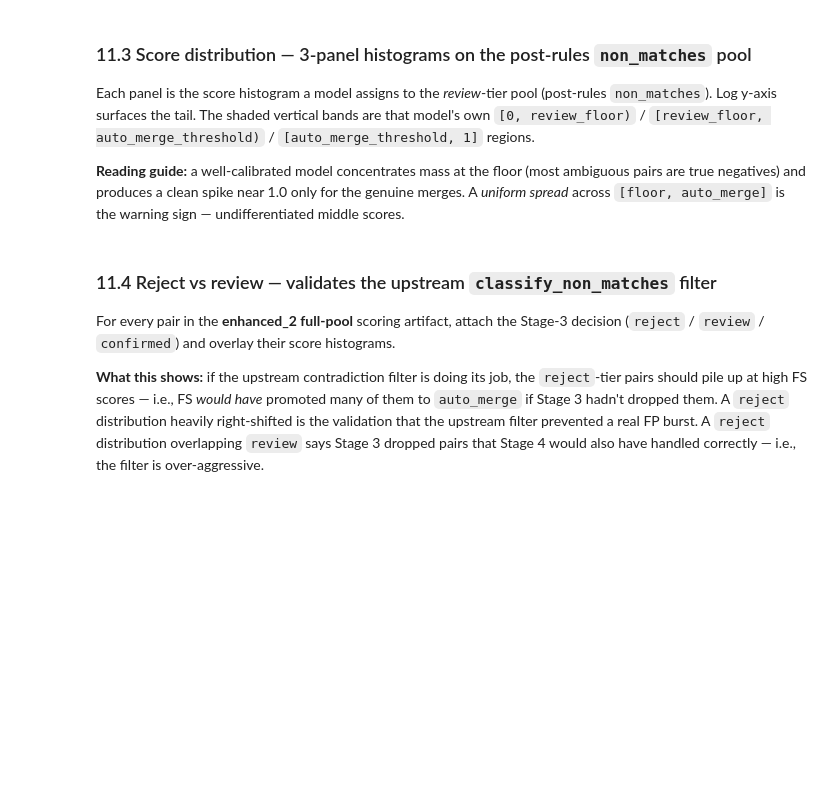
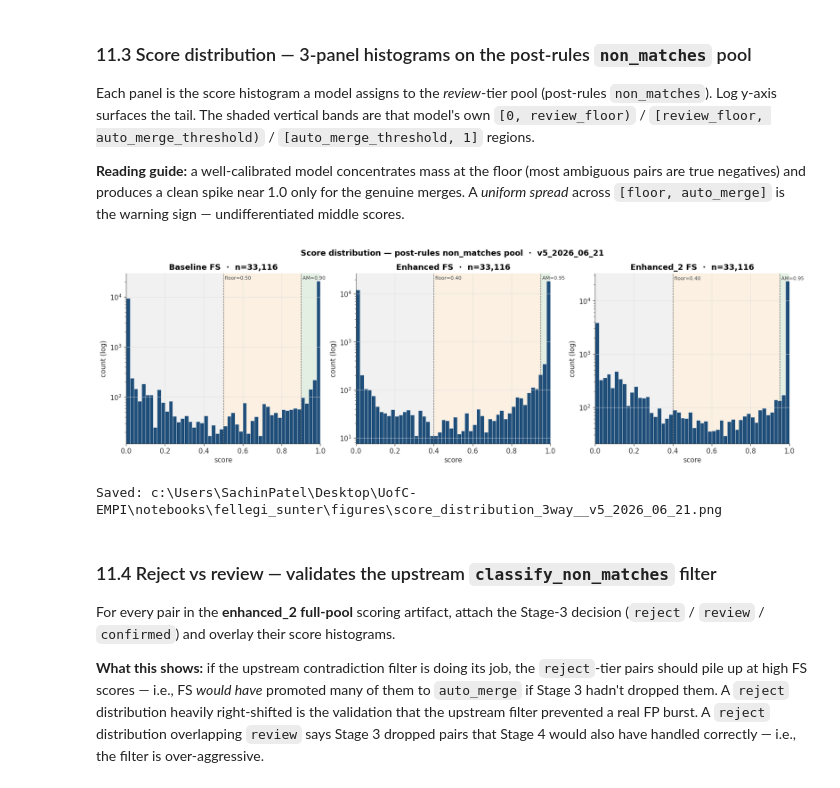
Before and after one commit to DataDepartment-Public/UofC-EMPI, a Jupyter notebook: notebooks/fellegi_sunter/fellegi_sunter_validation.ipynb, the cells around one changed output. Drawn from its saved outputs; the diff is of its cells as text; code cells hidden in the pictures; blank space fills up the shorter version.

Commit message:
edits to validation notebook

```diff
--- a/notebooks/fellegi_sunter/fellegi_sunter_validation.ipynb
+++ b/notebooks/fellegi_sunter/fellegi_sunter_validation.ipynb
@@ -787,9 +1216,7 @@ df_enhanced = df_enhanced[_enh_keep]
 
 # ---- Parse labels straight out of the reviewer-judgments markdown ---------
 _label_re = _re.compile(
-    r"PATID_A=<([0-9A-Fa-f]+)>\s*PATID_B=<([0-9A-Fa-f]+)>[^
-]*?score=<([0-9.]+)>"
-    r"[^v]*?verdict:\s*<([a-z\- ]+)>",
+    r"PATID_A=\s*<?([0-9A-Fa-f]+)>?\s*,\s*PATID_B=\s*<?([0-9A-Fa-f]+)>?[^\n]*?score=\s*<?([0-9.]+)>?[^\n]*?verdict:\s*\[?\s*([a-z\- ]+)\s*\]?",
     _re.IGNORECASE,
 )
 _nb = _json.loads(Path("fellegi_sunter_validation.ipynb").read_text())
@@ -1384,35 +1950,38 @@ _panels = [
     ("enhanced_2", enh2_norm,                                                    "score_enhanced_2", _E2_FLOOR, _E2_AM, "Enhanced_2 FS"),
 ]
 
 fig, axes = plt.subplots(1, 3, figsize=(16, 4.6), constrained_layout=True)
 _bins = np.linspace(0, 1, 51)
 
 for ax, (label, frame, score_col, floor, am, title) in zip(axes, _panels):
     if frame.empty or score_col not in frame.columns:
         ax.text(0.5, 0.5, f"{label}: no data", ha="center", va="center")
         ax.set_title(title)
         continue
     s = frame[score_col].dropna().to_numpy()
     ax.axvspan(0.0, floor, color=TIER_COLORS["no_match"], alpha=0.18, lw=0)
     ax.axvspan(floor, am, color=TIER_COLORS["human_review"], alpha=0.22, lw=0)
     ax.axvspan(am, 1.0, color=TIER_COLORS["auto_merge"], alpha=0.22, lw=0)
     ax.hist(s, bins=_bins, color="#1F4E79", edgecolor="white", linewidth=0.4)
     ax.axvline(floor, color="#555", linestyle="--", linewidth=0.8)
     ax.axvline(am, color="#555", linestyle="--", linewidth=0.8)
     ax.set_yscale("log")
     ax.set_xlim(0, 1)
     ax.set_xlabel("score")
     ax.set_ylabel("count (log)")
     ax.set_title(f"{title}  ·  n={len(s):,}")
-    ax.text(floor, ax.get_ylim()[1] * 0.6, f" floor={floor:.2f}", fontsize=8, color="#444")
-    ax.text(am,    ax.get_ylim()[1] * 0.6, f" AM={am:.2f}",       fontsize=8, color="#444")
+    ax.text(floor, ax.get_ylim()[1] * 0.75, f" floor={floor:.2f}", fontsize=8, color="#444")
+    ax.text(am,    ax.get_ylim()[1] * 0.75, f" AM={am:.2f}",       fontsize=8, color="#444")
 
 fig.suptitle(f"Score distribution — post-rules non_matches pool  ·  {VERSION_TAG}",
              fontsize=13, fontweight="bold", y=1.06)
 out_path = FIGURES_DIR / f"score_distribution_3way__{VERSION_TAG}.png"
 plt.savefig(out_path)
 plt.show()
 print(f"Saved: {out_path}")
+# %% [output]
+[figure, added]
+Saved: c:\Users\SachinPatel\Desktop\UofC-EMPI\notebooks\fellegi_sunter\figures\score_distribution_3way__v5_2026_06_21.png
 # %% [markdown]
 ### 11.4 Reject vs review — validates the upstream `classify_non_matches` filter
 
```
Also changed, not shown: parts of 23 cells of this notebook.
